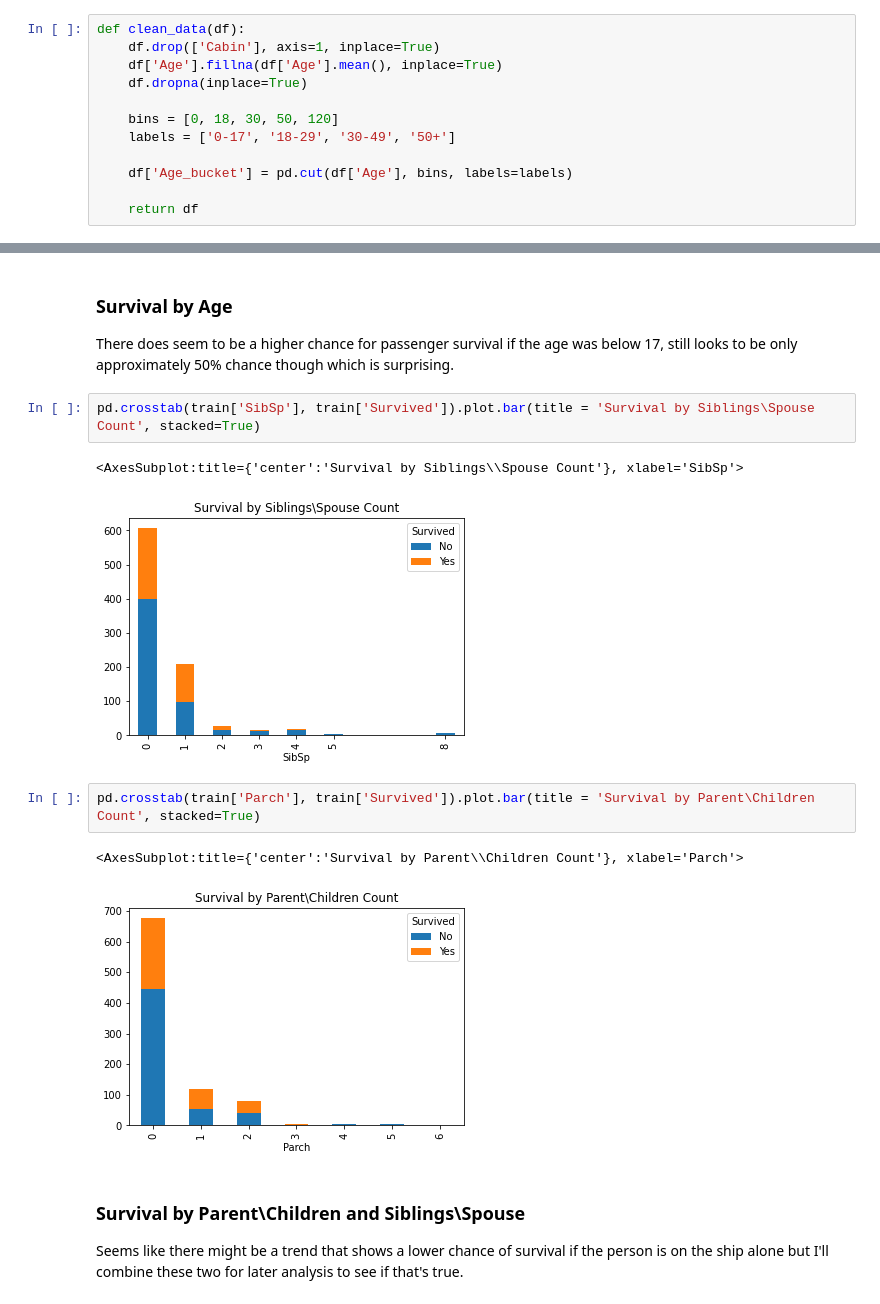
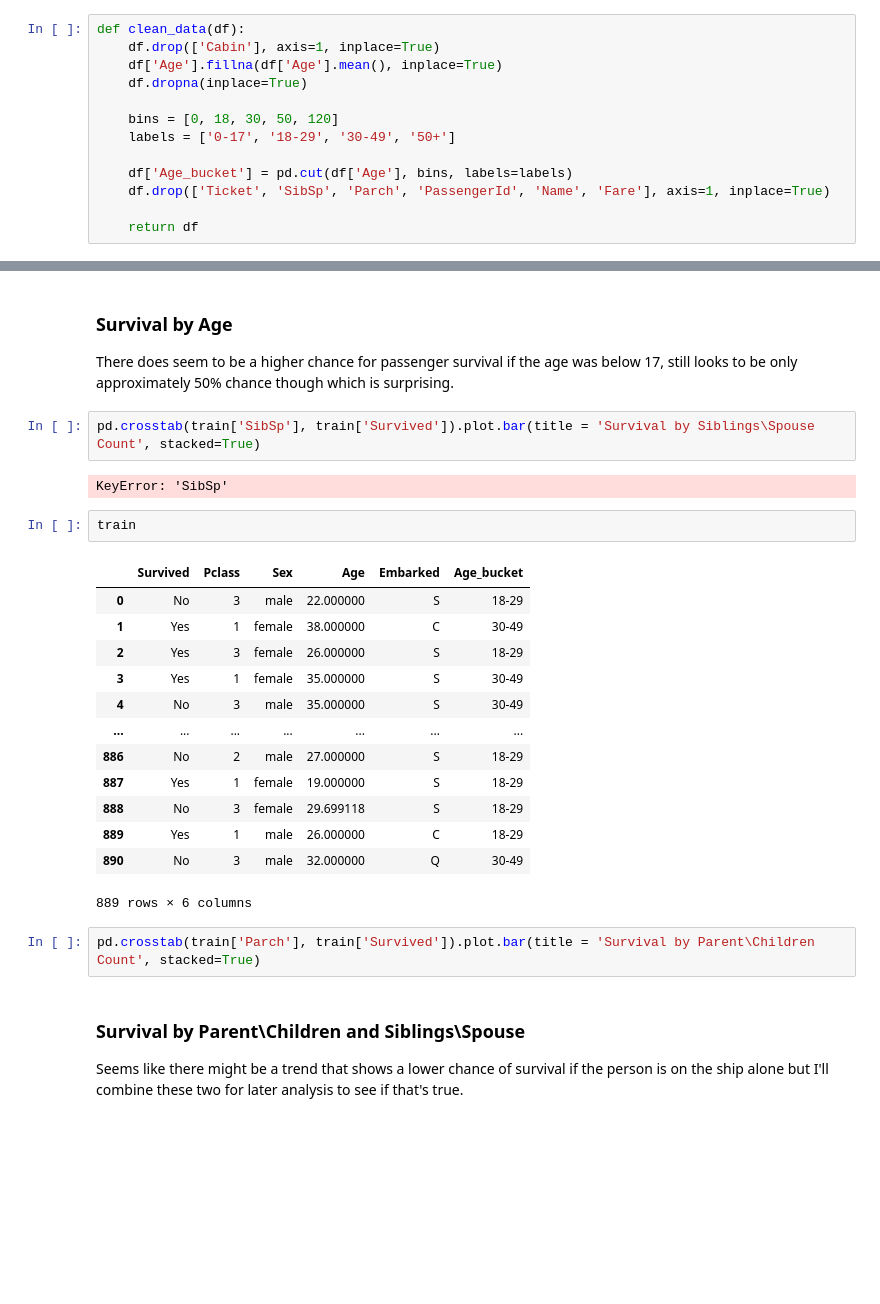
Before and after one commit to Codeman27Org/Kaggle_TitanicML, a Jupyter notebook: Titanic.ipynb, the cells around one changed output, grey strips where cells are left out. Saved outputs shown, nothing was run; the diff lists cells and outputs as text; blank space fills up the shorter version.

```diff
--- a/Titanic.ipynb
+++ b/Titanic.ipynb
@@ -88,6 +88,7 @@ def clean_data(df):
     labels = ['0-17', '18-29', '30-49', '50+']
 
     df['Age_bucket'] = pd.cut(df['Age'], bins, labels=labels)
+    df.drop(['Ticket', 'SibSp', 'Parch', 'PassengerId', 'Name', 'Fare'], axis=1, inplace=True)
 
     return df
 # %%
@@ -158,13 +153,25 @@ There does seem to be a higher chance for passenger survival if the age was belo
 # %%
 pd.crosstab(train['SibSp'], train['Survived']).plot.bar(title = 'Survival by Siblings\Spouse Count', stacked=True)
 # %% [output]
-<AxesSubplot:title={'center':'Survival by Siblings\\Spouse Count'}, xlabel='SibSp'>
+KeyError: 'SibSp'
-[figure, removed]
+# %%
+train
+# %% [output]
+|  | Survived | Pclass | Sex | Age | Embarked | Age_bucket |
+| 0 | No | 3 | male | 22.000000 | S | 18-29 |
+| 1 | Yes | 1 | female | 38.000000 | C | 30-49 |
+| 2 | Yes | 3 | female | 26.000000 | S | 18-29 |
+| 3 | Yes | 1 | female | 35.000000 | S | 30-49 |
+| 4 | No | 3 | male | 35.000000 | S | 30-49 |
+| ... | ... | ... | ... | ... | ... | ... |
+| 886 | No | 2 | male | 27.000000 | S | 18-29 |
+| 887 | Yes | 1 | female | 19.000000 | S | 18-29 |
+| 888 | No | 3 | female | 29.699118 | S | 18-29 |
+| 889 | Yes | 1 | male | 26.000000 | C | 18-29 |
+| 890 | No | 3 | male | 32.000000 | Q | 30-49 |
+889 rows × 6 columns
 # %%
 pd.crosstab(train['Parch'], train['Survived']).plot.bar(title = 'Survival by Parent\Children Count', stacked=True)
-# %% [output]
-<AxesSubplot:title={'center':'Survival by Parent\\Children Count'}, xlabel='Parch'>
-[figure, removed]
 # %% [markdown]
 ### Survival by Parent\Children and Siblings\Spouse
 Seems like there might be a trend that shows a lower chance of survival if the person is on the ship alone but I'll combine these two for later analysis to see if that's true.
```
Also changed, not shown: parts of 28 cells of this notebook.
